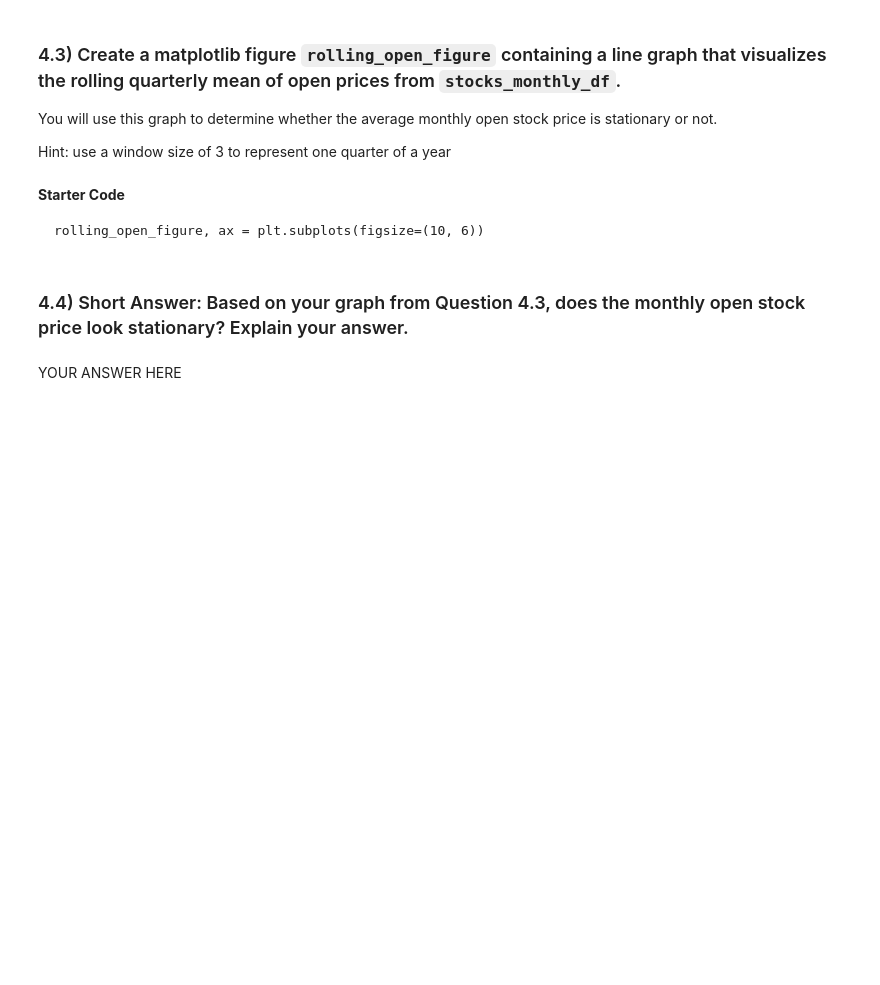
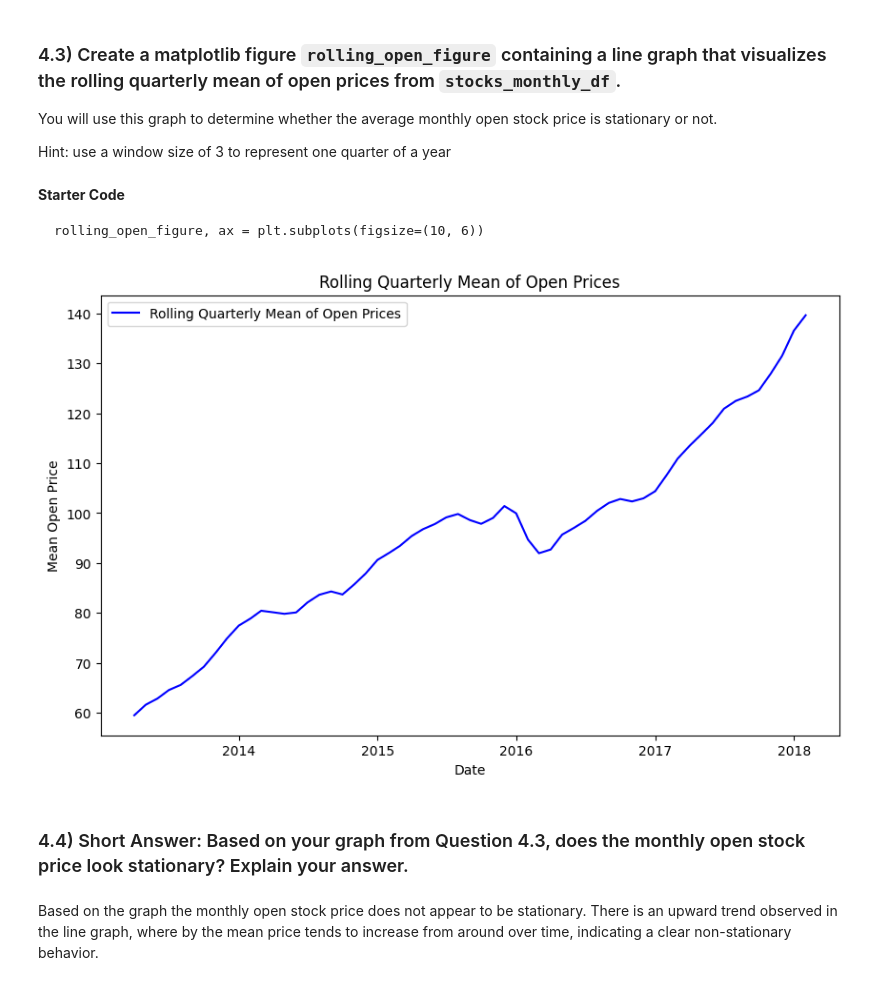
Before and after one commit to dev-ezzy/Project_4-checkpoint, a Jupyter notebook: index (4).ipynb, the cells around one changed output. Saved outputs shown, nothing was run; the diff lists cells and outputs as text; code cells hidden in the pictures; blank space fills up the shorter version.

```diff
--- a/index (4).ipynb
+++ b/index (4).ipynb
@@ -411,3 +408,7 @@ raise NotImplementedError()
+# %%
+stocks_df["date"] = pd.to_datetime(stocks_df["date"])
+stocks_df.set_index("date", inplace= True)
+#raise NotImplementedError()
 # %%
 # This test confirms that stocks_df has a DatetimeIndex
 
@@ -430,3 +428,6 @@ raise NotImplementedError()
+# %%
+stocks_monthly_df = stocks_df.resample("MS").mean()
+#raise NotImplementedError()
 # %%
 # This test confirms that you have created a DataFrame named stocks_monthly_df
 
@@ -451,3 +449,23 @@ raise NotImplementedError()
+# %%
+# rolling quarterly mean
+rolling_open = stocks_monthly_df['open'].rolling(window=3).mean()
+
+# matplotlib figure and axis
+rolling_open_figure, ax = plt.subplots(figsize=(10, 6))
+
+# Plot
+ax.plot(rolling_open, label='Rolling Quarterly Mean of Open Prices', color='blue')
+
+# Set axis labels and a legend
+ax.set_xlabel('Date')
+ax.set_ylabel('Mean Open Price')
+ax.set_title('Rolling Quarterly Mean of Open Prices')
+ax.legend()
+
+plt.show()
+#raise NotImplementedError()
+# %% [output]
+[figure, added]
 # %%
 # This test confirms that you have created a figure named rolling_open_figure
 
@@ -458,5 +476,7 @@ assert type(rolling_open_figure) == plt.Figure
 assert len(rolling_open_figure.axes) == 1
 # %% [markdown]
 ### 4.4) Short Answer: Based on your graph from Question 4.3, does the monthly open stock price look stationary? Explain your answer.
-# %% [markdown]
-YOUR ANSWER HERE
+# %% [markdown]
+
+
+Based on the graph the monthly open stock price does not appear to be stationary. There is an upward trend observed in the line graph, where by the mean price tends to increase from around over time, indicating a clear non-stationary behavior.
```
Also changed, not shown: parts of 3 cells of this notebook.
